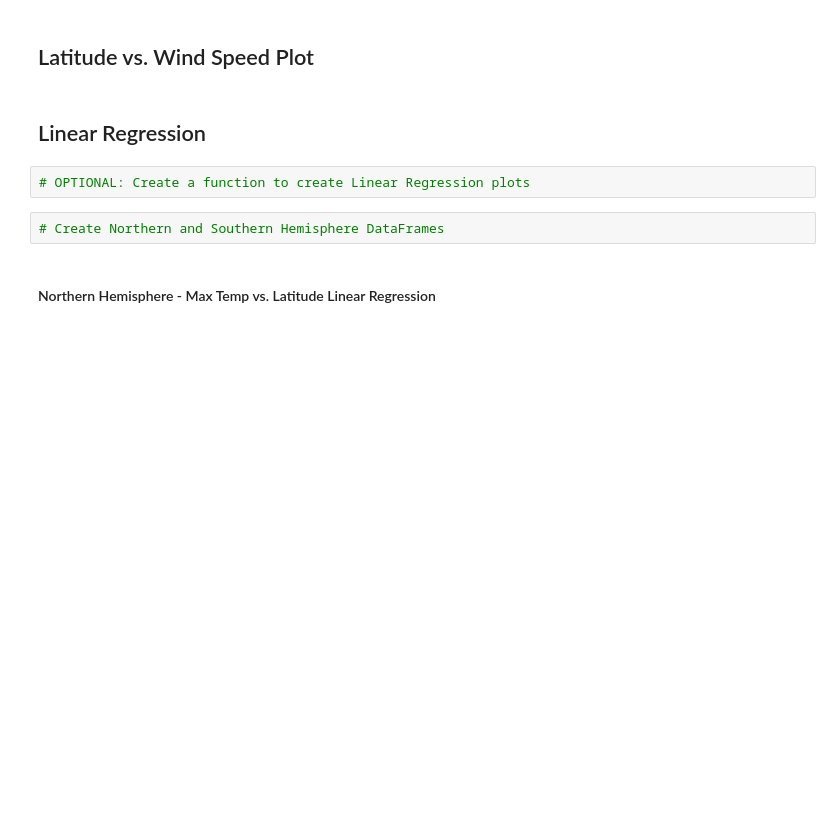
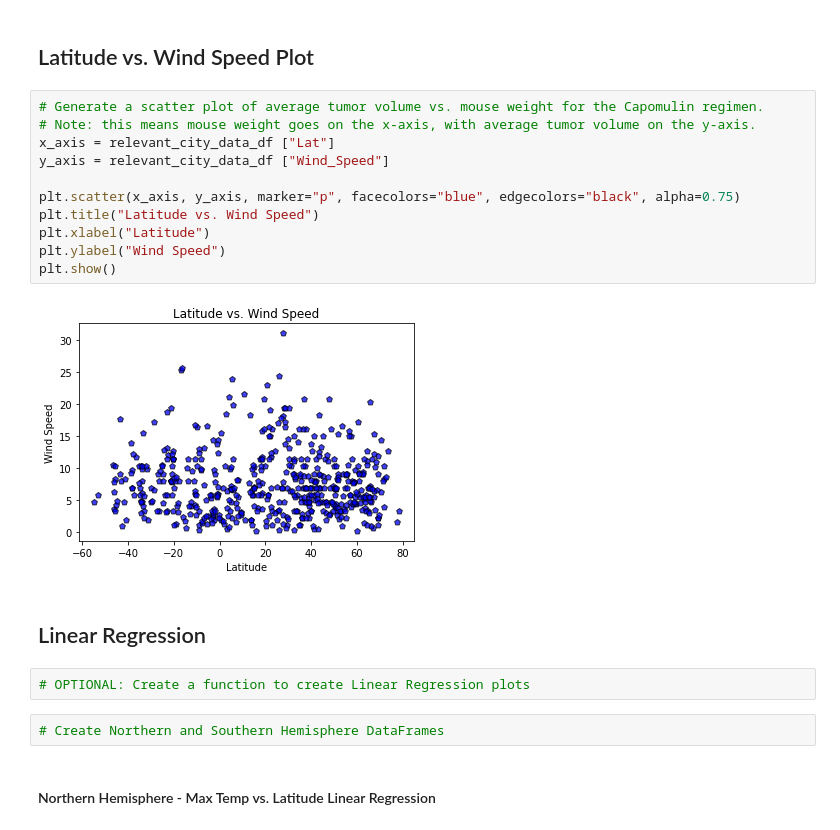
Before and after one commit to kwelter23/python_APIs, a Jupyter notebook: WeatherPy.ipynb/WeatherPy.ipynb, the cells around one changed output. Drawn from its saved outputs; the diff is of its cells as text; blank space fills up the shorter version.

```diff
--- a/WeatherPy.ipynb/WeatherPy.ipynb
+++ b/WeatherPy.ipynb/WeatherPy.ipynb
@@ -240,5 +286,18 @@ SyntaxError: invalid syntax (<ipython-input-17-76b1c3966878>, line 1)
 # %% [markdown]
 ## Latitude vs. Wind Speed Plot
+# %%
+# Generate a scatter plot of average tumor volume vs. mouse weight for the Capomulin regimen.
+# Note: this means mouse weight goes on the x-axis, with average tumor volume on the y-axis.
+x_axis = relevant_city_data_df ["Lat"]
+y_axis = relevant_city_data_df ["Wind_Speed"]
+
+plt.scatter(x_axis, y_axis, marker="p", facecolors="blue", edgecolors="black", alpha=0.75)
+plt.title("Latitude vs. Wind Speed")
+plt.xlabel("Latitude")
+plt.ylabel("Wind Speed")
+plt.show()
+# %% [output]
+[figure, added]
 # %% [markdown]
 ## Linear Regression
 # %%
```
Also changed, not shown: parts of 12 cells of this notebook, 1 other file.
